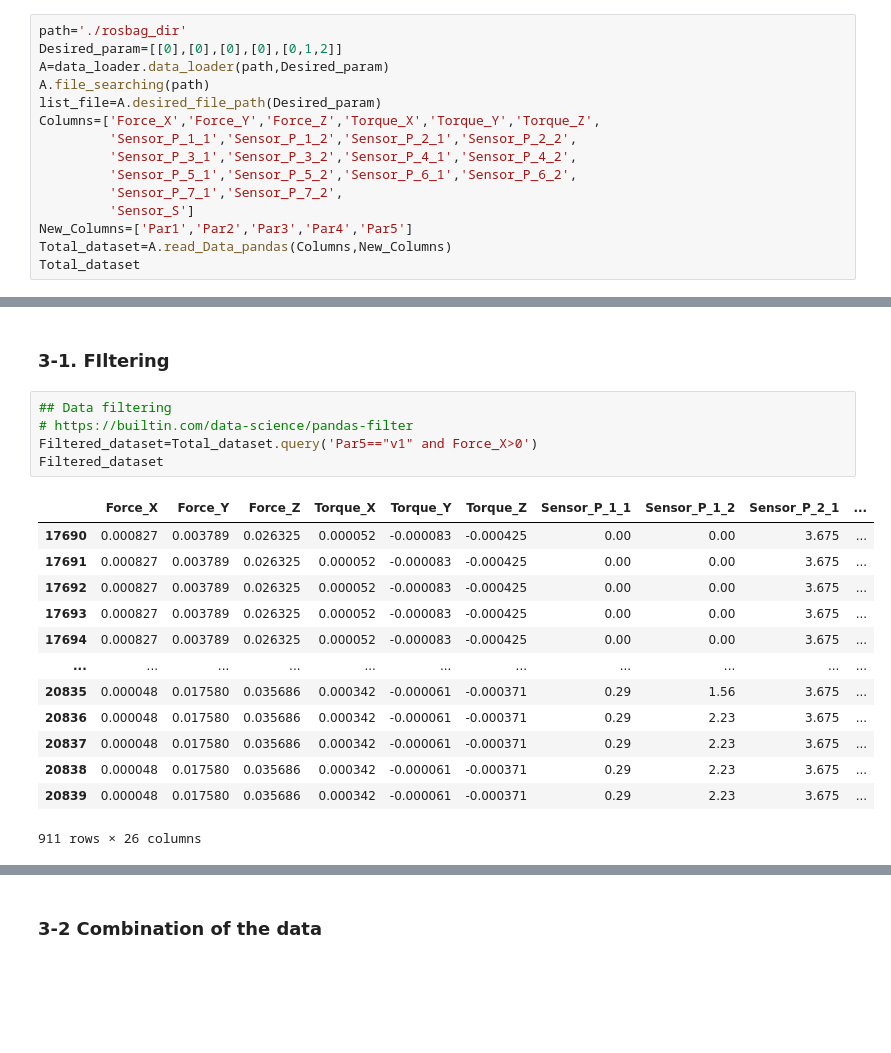
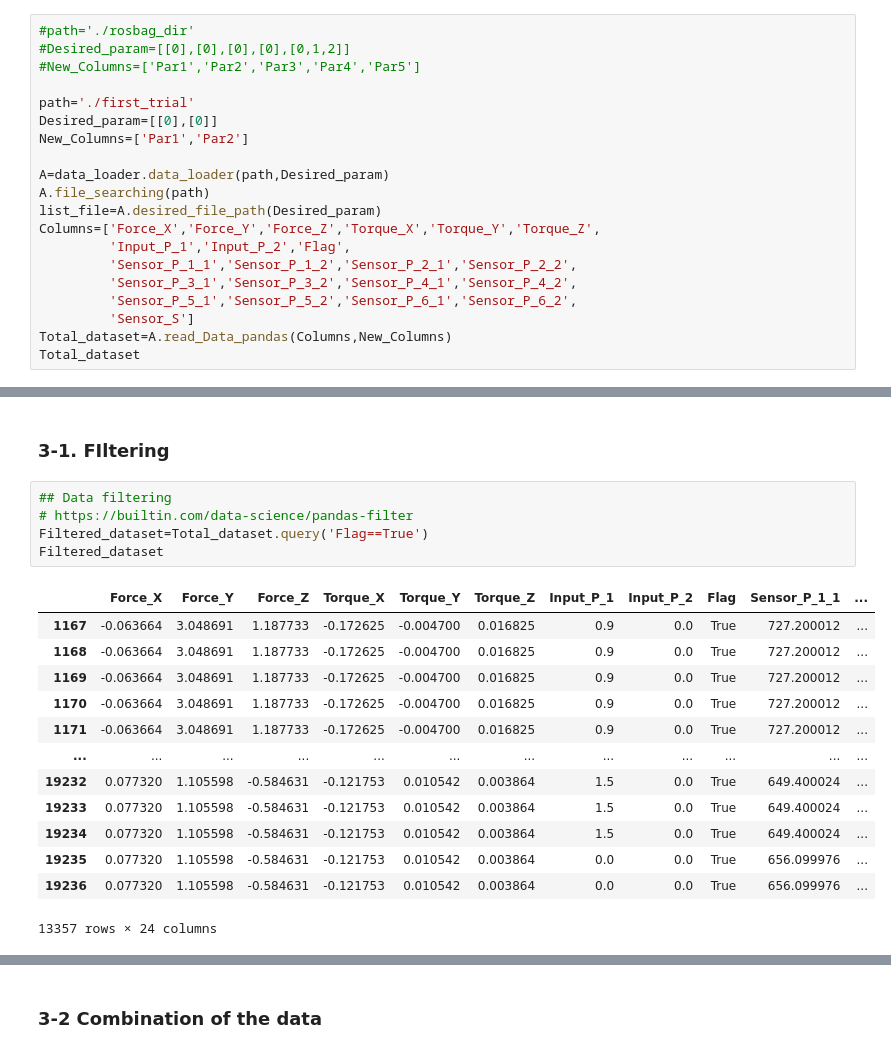
Before and after one commit to hunissweet/External_force, a Jupyter notebook: Main_Machine.ipynb, the cells around one changed output, grey strips where cells are left out. Saved outputs shown, nothing was run; the diff lists cells and outputs as text; blank space fills up the shorter version.

```diff
--- a/Main_Machine.ipynb
+++ b/Main_Machine.ipynb
@@ -23,16 +28,21 @@ from ros_data_reader import Vector_set
 # %%
-path='./rosbag_dir'
-Desired_param=[[0],[0],[0],[0],[0,1,2]]
+#path='./rosbag_dir'
+#Desired_param=[[0],[0],[0],[0],[0,1,2]]
+#New_Columns=['Par1','Par2','Par3','Par4','Par5']
+
+path='./first_trial'
+Desired_param=[[0],[0]]
+New_Columns=['Par1','Par2']
+
 A=data_loader.data_loader(path,Desired_param)
 A.file_searching(path)
 list_file=A.desired_file_path(Desired_param)
 Columns=['Force_X','Force_Y','Force_Z','Torque_X','Torque_Y','Torque_Z',
+         'Input_P_1','Input_P_2','Flag',
          'Sensor_P_1_1','Sensor_P_1_2','Sensor_P_2_1','Sensor_P_2_2',
          'Sensor_P_3_1','Sensor_P_3_2','Sensor_P_4_1','Sensor_P_4_2',
          'Sensor_P_5_1','Sensor_P_5_2','Sensor_P_6_1','Sensor_P_6_2',
-         'Sensor_P_7_1','Sensor_P_7_2',
          'Sensor_S']
-New_Columns=['Par1','Par2','Par3','Par4','Par5']
 Total_dataset=A.read_Data_pandas(Columns,New_Columns)
 Total_dataset
 # %% [output]
@@ -67,19 +71,19 @@ Contents in the folder : ['metadata.yaml', 'test_26_05_23_0.db3']
 # %%
 ## Data filtering
 # https://builtin.com/data-science/pandas-filter
-Filtered_dataset=Total_dataset.query('Par5=="v1" and Force_X>0')
+Filtered_dataset=Total_dataset.query('Flag==True')
 Filtered_dataset
 # %% [output]
-|  | Force_X | Force_Y | Force_Z | Torque_X | Torque_Y | Torque_Z | Sensor_P_1_1 | Sensor_P_1_2 | Sensor_P_2_1 | ... |
-| 17690 | 0.000827 | 0.003789 | 0.026325 | 0.000052 | -0.000083 | -0.000425 | 0.00 | 0.00 | 3.675 | ... |
-| 17691 | 0.000827 | 0.003789 | 0.026325 | 0.000052 | -0.000083 | -0.000425 | 0.00 | 0.00 | 3.675 | ... |
-| 17692 | 0.000827 | 0.003789 | 0.026325 | 0.000052 | -0.000083 | -0.000425 | 0.00 | 0.00 | 3.675 | ... |
-| 17693 | 0.000827 | 0.003789 | 0.026325 | 0.000052 | -0.000083 | -0.000425 | 0.00 | 0.00 | 3.675 | ... |
-| 17694 | 0.000827 | 0.003789 | 0.026325 | 0.000052 | -0.000083 | -0.000425 | 0.00 | 0.00 | 3.675 | ... |
-| ... | ... | ... | ... | ... | ... | ... | ... | ... | ... | ... |
-| 20835 | 0.000048 | 0.017580 | 0.035686 | 0.000342 | -0.000061 | -0.000371 | 0.29 | 1.56 | 3.675 | ... |
-| 20836 | 0.000048 | 0.017580 | 0.035686 | 0.000342 | -0.000061 | -0.000371 | 0.29 | 2.23 | 3.675 | ... |
-| 20837 | 0.000048 | 0.017580 | 0.035686 | 0.000342 | -0.000061 | -0.000371 | 0.29 | 2.23 | 3.675 | ... |
-| 20838 | 0.000048 | 0.017580 | 0.035686 | 0.000342 | -0.000061 | -0.000371 | 0.29 | 2.23 | 3.675 | ... |
-| 20839 | 0.000048 | 0.017580 | 0.035686 | 0.000342 | -0.000061 | -0.000371 | 0.29 | 2.23 | 3.675 | ... |
+|  | Force_X | Force_Y | Force_Z | Torque_X | Torque_Y | Torque_Z | Input_P_1 | Input_P_2 | Flag | Sensor_P_1_1 | ... |
+| 1167 | -0.063664 | 3.048691 | 1.187733 | -0.172625 | -0.004700 | 0.016825 | 0.9 | 0.0 | True | 727.200012 | ... |
+| 1168 | -0.063664 | 3.048691 | 1.187733 | -0.172625 | -0.004700 | 0.016825 | 0.9 | 0.0 | True | 727.200012 | ... |
+| 1169 | -0.063664 | 3.048691 | 1.187733 | -0.172625 | -0.004700 | 0.016825 | 0.9 | 0.0 | True | 727.200012 | ... |
+| 1170 | -0.063664 | 3.048691 | 1.187733 | -0.172625 | -0.004700 | 0.016825 | 0.9 | 0.0 | True | 727.200012 | ... |
+| 1171 | -0.063664 | 3.048691 | 1.187733 | -0.172625 | -0.004700 | 0.016825 | 0.9 | 0.0 | True | 727.200012 | ... |
+| ... | ... | ... | ... | ... | ... | ... | ... | ... | ... | ... | ... |
+| 19232 | 0.077320 | 1.105598 | -0.584631 | -0.121753 | 0.010542 | 0.003864 | 1.5 | 0.0 | True | 649.400024 | ... |
+| 19233 | 0.077320 | 1.105598 | -0.584631 | -0.121753 | 0.010542 | 0.003864 | 1.5 | 0.0 | True | 649.400024 | ... |
+| 19234 | 0.077320 | 1.105598 | -0.584631 | -0.121753 | 0.010542 | 0.003864 | 1.5 | 0.0 | True | 649.400024 | ... |
+| 19235 | 0.077320 | 1.105598 | -0.584631 | -0.121753 | 0.010542 | 0.003864 | 0.0 | 0.0 | True | 656.099976 | ... |
+| 19236 | 0.077320 | 1.105598 | -0.584631 | -0.121753 | 0.010542 | 0.003864 | 0.0 | 0.0 | True | 656.099976 | ... |
-911 rows × 26 columns
+13357 rows × 24 columns
```
Also changed, not shown: parts of 9 cells of this notebook, 5 other files.
